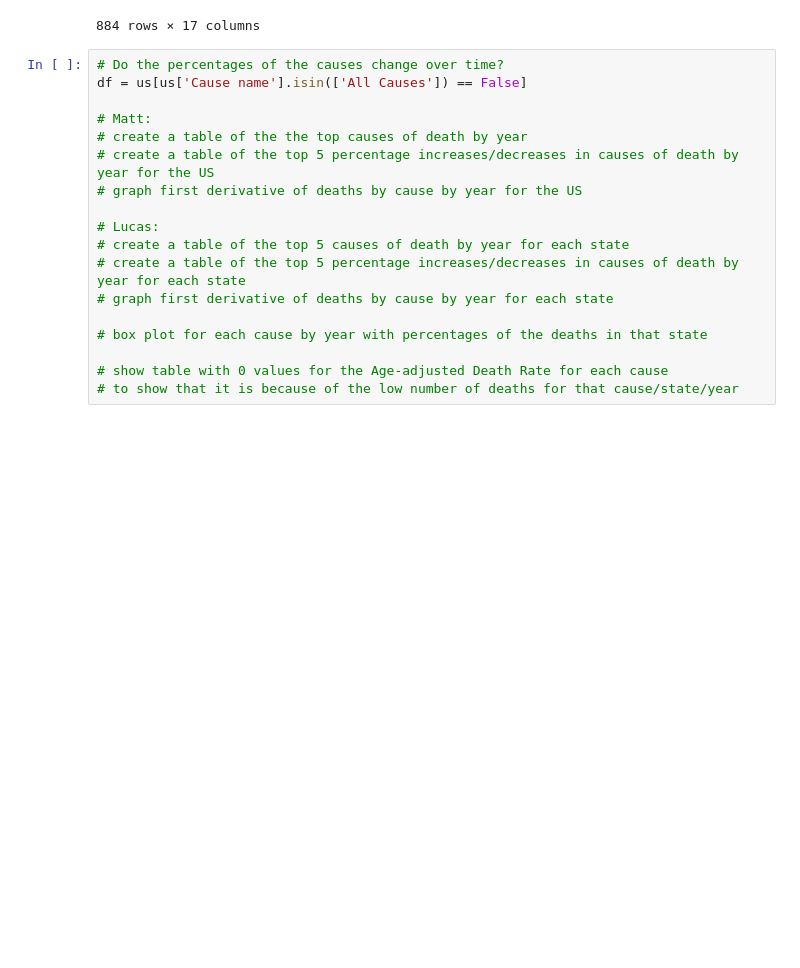
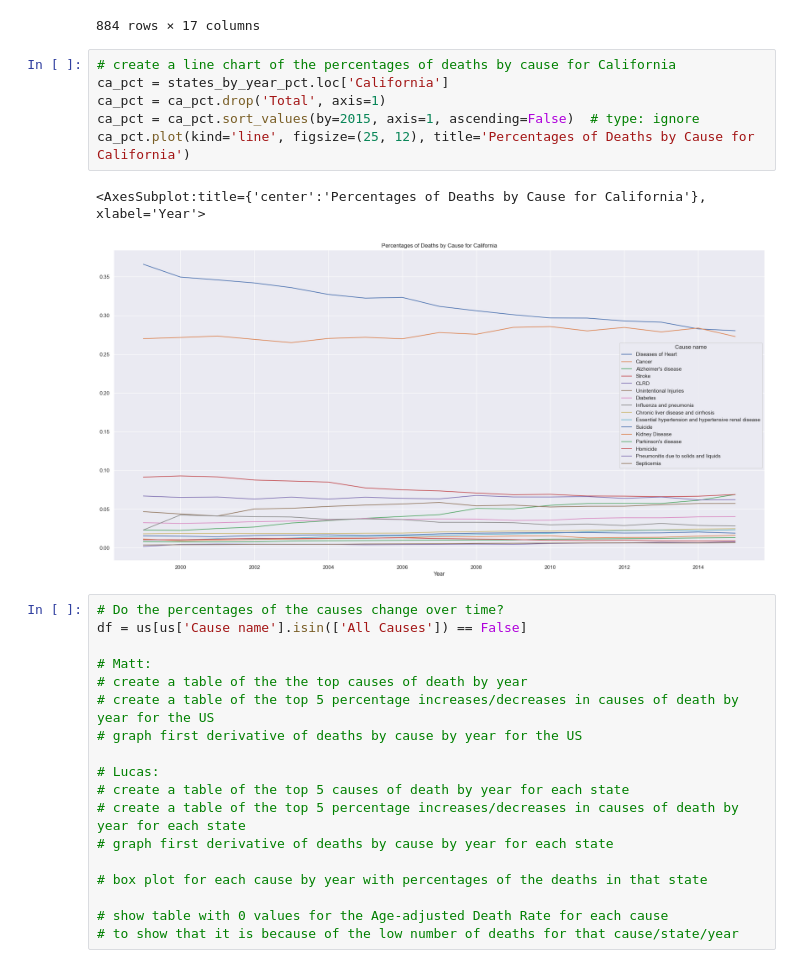
Before and after one commit to mattlehrer/research_methods_assignment_6, a Jupyter notebook: Assignment6_Group_C.ipynb, the cells around one changed output. Saved outputs shown, nothing was run; the diff lists cells and outputs as text; blank space fills up the shorter version.

```diff
--- a/Assignment6_Group_C.ipynb
+++ b/Assignment6_Group_C.ipynb
@@ -308,6 +315,15 @@ states_by_year_pct
 |  | 2014 | 0.043595 | 0.092304 | 0.248116 | 0.023950 | 0.029602 | 0.278525 | ... |
 |  | 2015 | 0.039313 | 0.095808 | 0.242385 | 0.030721 | 0.035407 | 0.268159 | ... |
 884 rows × 17 columns
+# %%
+# create a line chart of the percentages of deaths by cause for California
+ca_pct = states_by_year_pct.loc['California']
+ca_pct = ca_pct.drop('Total', axis=1)
+ca_pct = ca_pct.sort_values(by=2015, axis=1, ascending=False)  # type: ignore
+ca_pct.plot(kind='line', figsize=(25, 12), title='Percentages of Deaths by Cause for California')
+# %% [output]
+<AxesSubplot:title={'center':'Percentages of Deaths by Cause for California'}, xlabel='Year'>
+[figure, added]
 # %%
 # Do the percentages of the causes change over time?
 df = us[us['Cause name'].isin(['All Causes']) == False]
```
Also changed, not shown: parts of 2 cells of this notebook.
